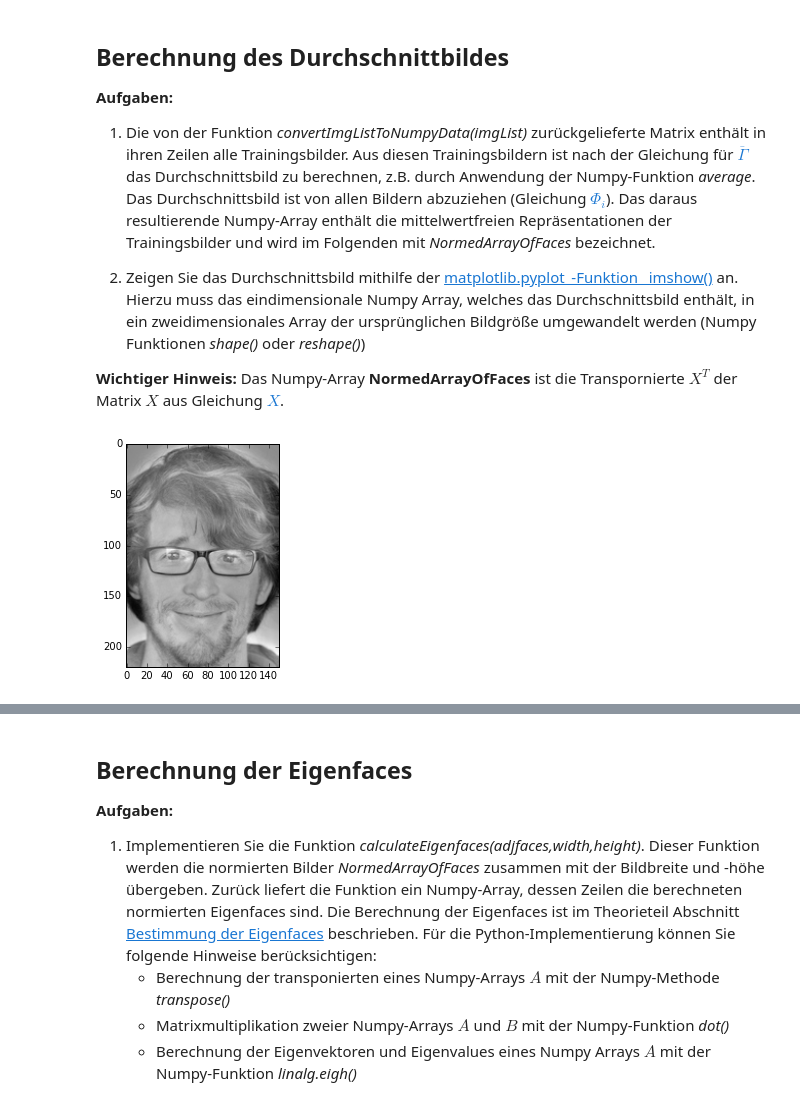
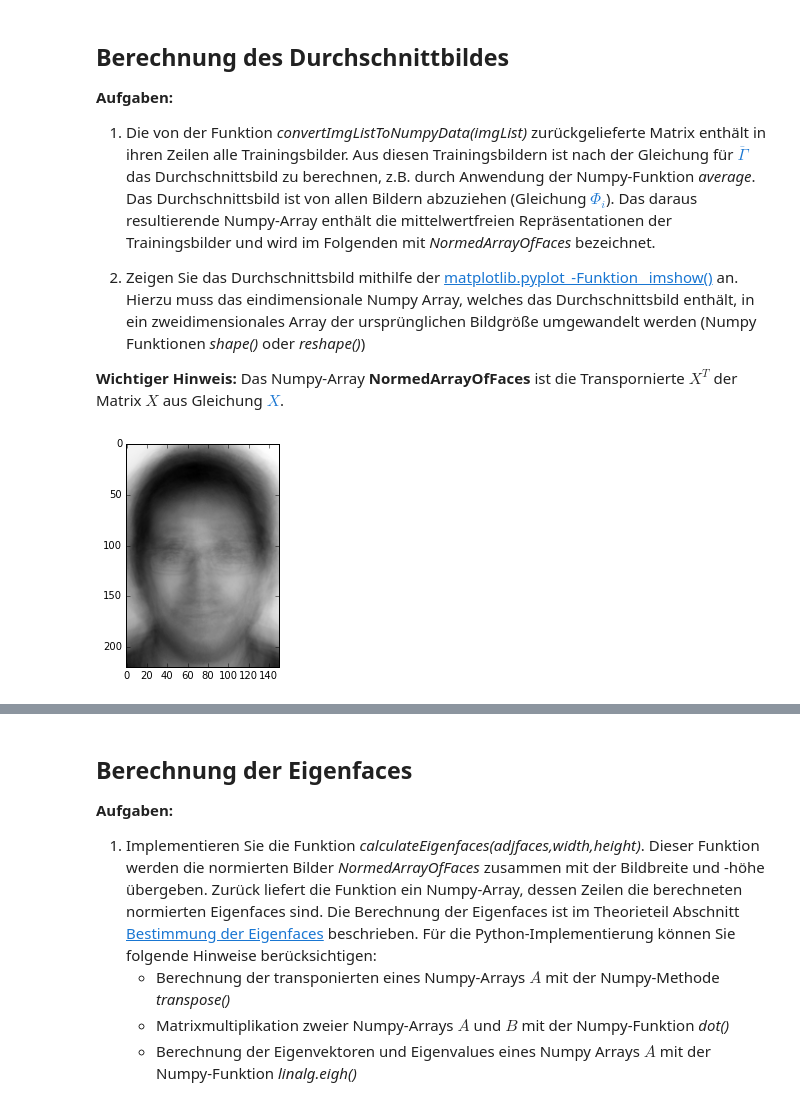
Before and after one commit to SimonDeussen/dataminingws1617, a Jupyter notebook: Exercises/VERSUCH06/VersuchFaceRecognition-SD.ipynb, the cells around one changed output, grey strips where cells are left out. Saved outputs shown, nothing was run; the diff lists cells and outputs as text; code cells hidden in the pictures.

```diff
--- a/Exercises/VERSUCH06/VersuchFaceRecognition-SD.ipynb
+++ b/Exercises/VERSUCH06/VersuchFaceRecognition-SD.ipynb
@@ -207,6 +207,9 @@ from matplotlib import pyplot as plt
 from matplotlib import image as mplimg
 import os
 from sklearn import preprocessing
+# %%
+def showImg(img):
+    imgplot = plt.imshow( np.reshape( img, (220,150) ), cmap="gray")
 # %%
 def parseDirectory(directoryName,extension):
     '''This method returns a list of all filenames in the Directory directoryName.
@@ -252,20 +255,20 @@ __Aufgaben:__
 __Wichtiger Hinweis:__ Das Numpy-Array __NormedArrayOfFaces__ ist die Transpornierte $X^T$ der Matrix $X$ aus Gleichung [$X$](#theoryEig).
 # %%
 def getAverageFace(imageList):
-    eugen = np.zeros((1,220*150))
-    for i in range(len(images)):
-        eugen += images[i]
-    eugen = eugen / len(images)
-    return eugen
+    avgFace = np.zeros((1,220*150))
+    for i in range(len(imageList)):
+        avgFace += images[i]
+    avgFace = avgFace / len(imageList)
+    return avgFace
 
 def normaliceFaces(imageList):
-    eugen = getAverageFace(imageList)
-    for i in range(len(imageList)):
-        imageList[i] = imageList[i] - eugen
-    return np.asarray(imageList).reshape(63,33000)
+    in_imageList = imageList[:]
+    avgFace = getAverageFace(in_imageList)
+    for i in range(len(in_imageList)):
+        in_imageList[i] = in_imageList[i] - avgFace
+    return np.asarray(in_imageList).reshape(63,33000)
 # %%
 NormedArrayOfFaces = normaliceFaces(images)
+showImg(getAverageFace(images))
+# %% [output]
+[figure, added]
-# %%
-imgplot = plt.imshow( np.reshape( NormedArrayOfFaces[0], (220,150) ), cmap="gray")
-# %% [output]
-[figure, removed]
```
Also changed, not shown: parts of 10 cells of this notebook.
